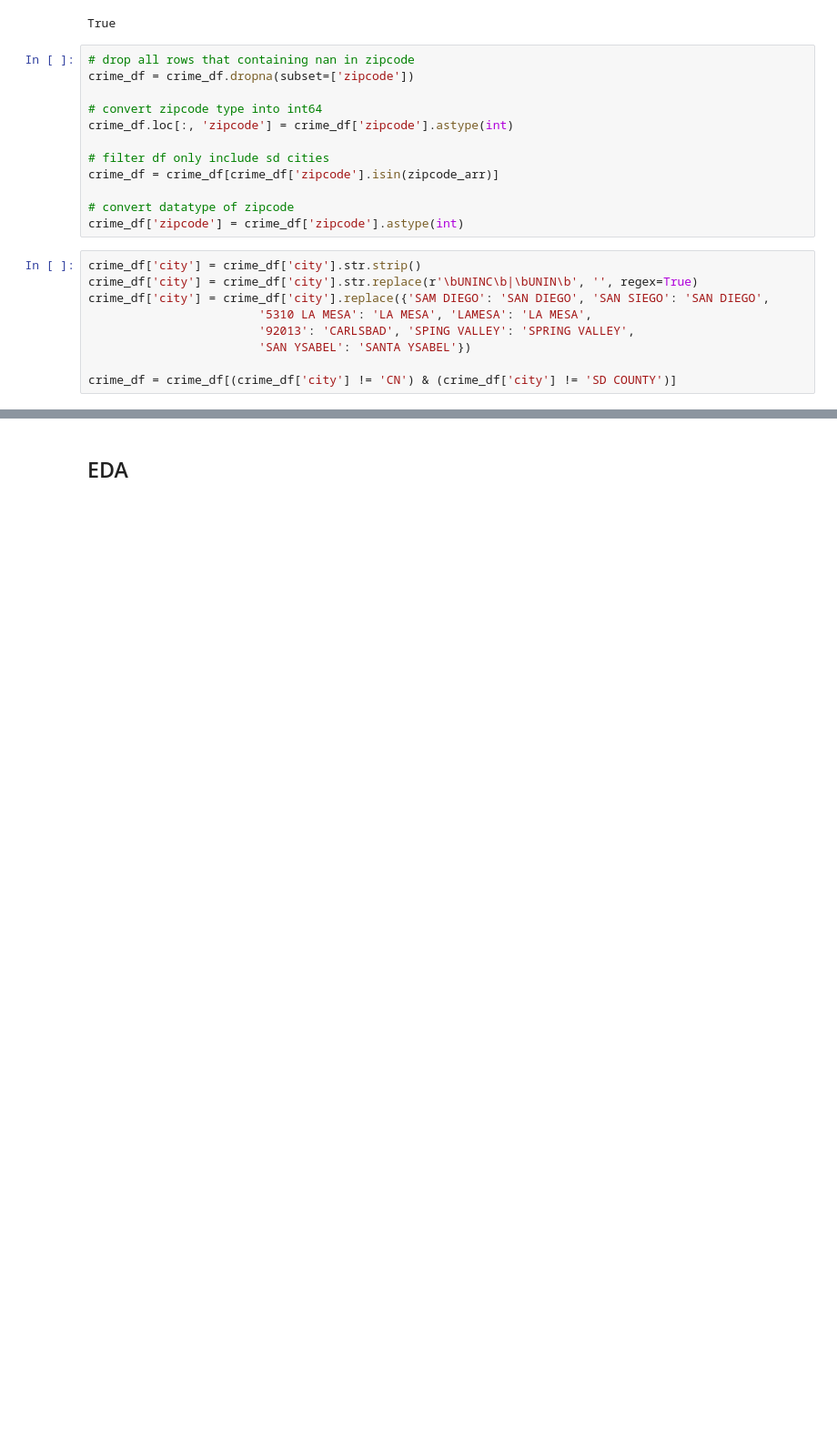
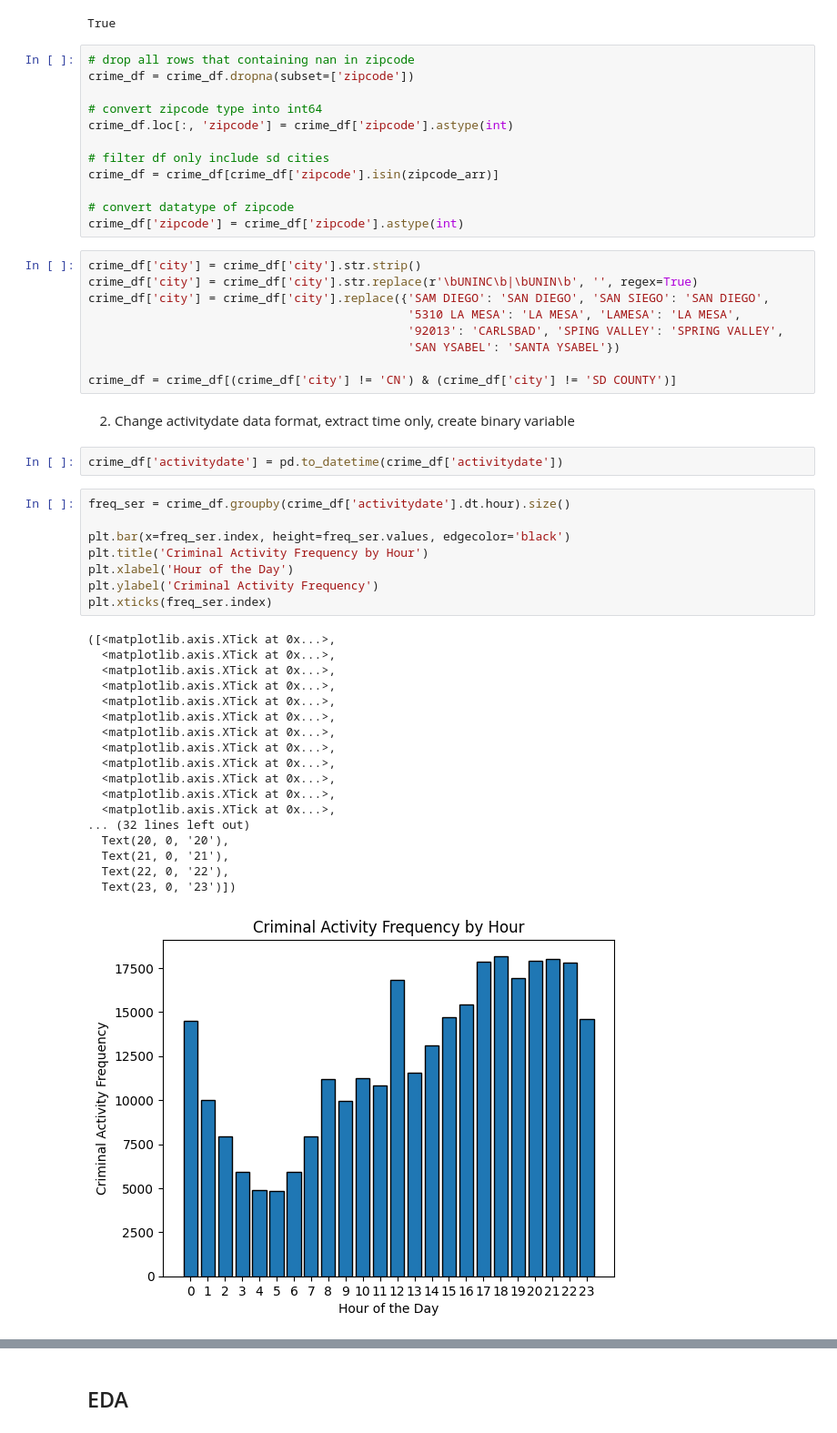
Before and after one commit to KellyyyGSY/poli170a_proj, a Jupyter notebook: POLI170A.ipynb, the cells around one changed output, grey strips where cells are left out. Shown at 91% size. Saved outputs shown, nothing was run; the diff lists cells and outputs as text; blank space fills up the shorter version.

```diff
--- a/POLI170A.ipynb
+++ b/POLI170A.ipynb
@@ -197,8 +212,39 @@ crime_df['zipcode'] = crime_df['zipcode'].astype(int)
 crime_df['city'] = crime_df['city'].str.strip()
 crime_df['city'] = crime_df['city'].str.replace(r'\bUNINC\b|\bUNIN\b', '', regex=True)
 crime_df['city'] = crime_df['city'].replace({'SAM DIEGO': 'SAN DIEGO', 'SAN SIEGO': 'SAN DIEGO',
-                        '5310 LA MESA': 'LA MESA', 'LAMESA': 'LA MESA',
-                        '92013': 'CARLSBAD', 'SPING VALLEY': 'SPRING VALLEY',
-                        'SAN YSABEL': 'SANTA YSABEL'})
+                                             '5310 LA MESA': 'LA MESA', 'LAMESA': 'LA MESA',
+                                             '92013': 'CARLSBAD', 'SPING VALLEY': 'SPRING VALLEY',
+                                             'SAN YSABEL': 'SANTA YSABEL'})
 
 crime_df = crime_df[(crime_df['city'] != 'CN') & (crime_df['city'] != 'SD COUNTY')]
+# %% [markdown]
+2. Change activitydate data format, extract time only, create binary variable
+# %%
+crime_df['activitydate'] = pd.to_datetime(crime_df['activitydate'])
+# %%
+freq_ser = crime_df.groupby(crime_df['activitydate'].dt.hour).size()
+
+plt.bar(x=freq_ser.index, height=freq_ser.values, edgecolor='black')
+plt.title('Criminal Activity Frequency by Hour')
+plt.xlabel('Hour of the Day')
+plt.ylabel('Criminal Activity Frequency')
+plt.xticks(freq_ser.index)
+# %% [output]
+([<matplotlib.axis.XTick at 0x...>,
+  <matplotlib.axis.XTick at 0x...>,
+  <matplotlib.axis.XTick at 0x...>,
+  <matplotlib.axis.XTick at 0x...>,
+  <matplotlib.axis.XTick at 0x...>,
+  <matplotlib.axis.XTick at 0x...>,
+  <matplotlib.axis.XTick at 0x...>,
+  <matplotlib.axis.XTick at 0x...>,
+  <matplotlib.axis.XTick at 0x...>,
+  <matplotlib.axis.XTick at 0x...>,
+  <matplotlib.axis.XTick at 0x...>,
+  <matplotlib.axis.XTick at 0x...>,
+... (32 lines left out)
+  Text(20, 0, '20'),
+  Text(21, 0, '21'),
+  Text(22, 0, '22'),
+  Text(23, 0, '23')])
+[figure, added]
```
Also changed, not shown: parts of 60 cells of this notebook.
